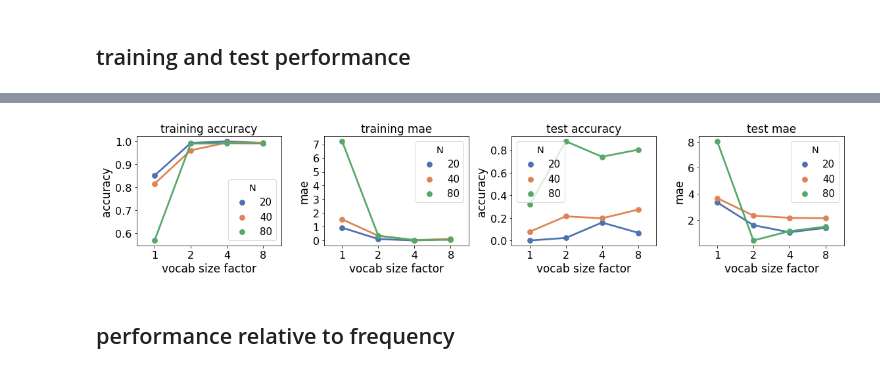
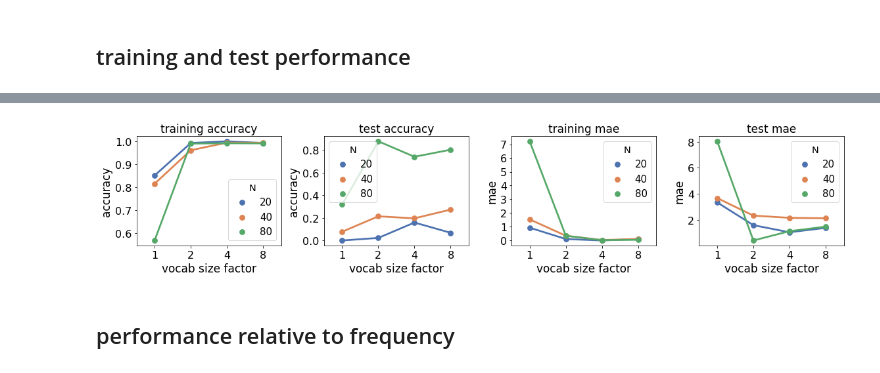
Before and after one commit to XeniaOhmer/summation_game, a Jupyter notebook: analysis.ipynb, the cells around one changed output, grey strips where cells are left out. Saved outputs shown, nothing was run; the diff lists cells and outputs as text; code cells hidden in the pictures.

```diff
--- a/analysis.ipynb
+++ b/analysis.ipynb
@@ -62,19 +62,19 @@ performance
 # %%
 plt.figure(figsize=(16, 3.5))
 for i in range(4):
-    y = ['train_acc', 'train_mae', 'test_acc', 'test_mae'][i]
+    y = ['train_acc', 'test_acc', 'train_mae', 'test_mae'][i]
     plt.subplot(1, 4, i+1)
     ax = sns.pointplot(x='factor', hue='N', y=y, data=performance, alpha=0.5, palette='deep')
-    plt.ylabel(['accuracy', 'mae', 'accuracy', 'mae'][i], fontsize=17)
+    plt.ylabel(['accuracy', 'accuracy', 'mae', 'mae'][i], fontsize=17)
     plt.xlabel('vocab size factor', fontsize=17)
-    plt.title(['training accuracy', 'training mae', 'test accuracy', 'test mae'][i], fontsize=17)
+    plt.title(['training accuracy', 'test accuracy', 'training mae', 'test mae'][i], fontsize=17)
     plt.xticks(fontsize=16)
     plt.yticks(fontsize=16)
     l = plt.legend(fontsize=15, title='N')
     l.get_title().set_fontsize(fontsize='x-large')
 plt.tight_layout()
 # %% [output]
-[figure, old version]
+[figure, new version]
 # %% [markdown]
 ## performance relative to frequency
 # %%
```
Also changed, not shown: parts of 8 cells of this notebook, 2 other files.
